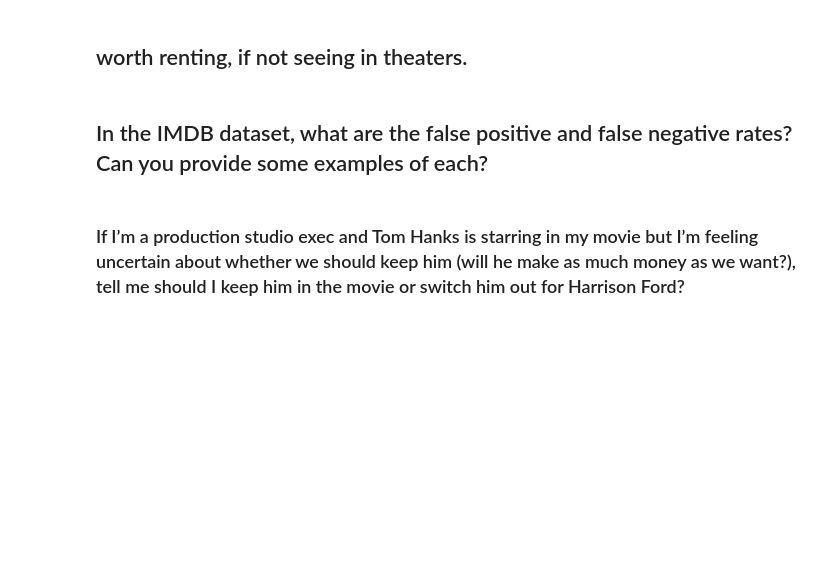
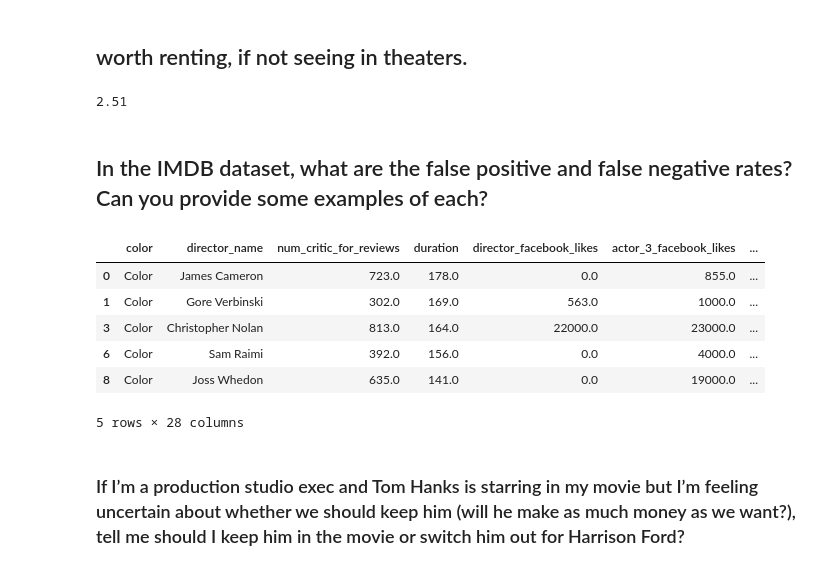
Before and after one commit to GeorgeCloud/data-science, a Jupyter notebook: imdb-notebook.ipynb, the cells around one changed output. Drawn from its saved outputs; the diff is of its cells as text; code cells hidden in the pictures; blank space fills up the shorter version.

```diff
--- a/imdb-notebook.ipynb
+++ b/imdb-notebook.ipynb
@@ -51,6 +51,23 @@ trim( df[df['gross'] > df['gross'].mean()].shape[0] / movies_amnt )
 # %% [markdown]
 ## worth renting, if not seeing in theaters.
+# %%
+specs_a = df[(df['gross'] > df['budget']) & (df['imdb_score'] > 6)].count()
+specs_b = df[(df['gross'] < df['budget']) & (df['imdb_score'] < 6)].count()
+watch = specs_a / specs_b
+trim( watch['gross'] )
+# %% [output]
+2.51
 # %% [markdown]
 ## In the IMDB dataset, what are the false positive and false negative rates? Can you provide some examples of each?
+# %%
+df[(df['gross'] > df['budget']) & (df['imdb_score'] > 6)].head(5)
+# %% [output]
+|  | color | director_name | num_critic_for_reviews | duration | director_facebook_likes | actor_3_facebook_likes | ... |
+| 0 | Color | James Cameron | 723.0 | 178.0 | 0.0 | 855.0 | ... |
+| 1 | Color | Gore Verbinski | 302.0 | 169.0 | 563.0 | 1000.0 | ... |
+| 3 | Color | Christopher Nolan | 813.0 | 164.0 | 22000.0 | 23000.0 | ... |
+| 6 | Color | Sam Raimi | 392.0 | 156.0 | 0.0 | 4000.0 | ... |
+| 8 | Color | Joss Whedon | 635.0 | 141.0 | 0.0 | 19000.0 | ... |
+5 rows × 28 columns
 # %% [markdown]
 ### If I’m a production studio exec and Tom Hanks is starring in my movie but I’m feeling uncertain about whether we should keep him (will he make as much money as we want?), tell me should I keep him in the movie or switch him out for Harrison Ford?
```
Also changed, not shown: parts of 8 cells of this notebook.
